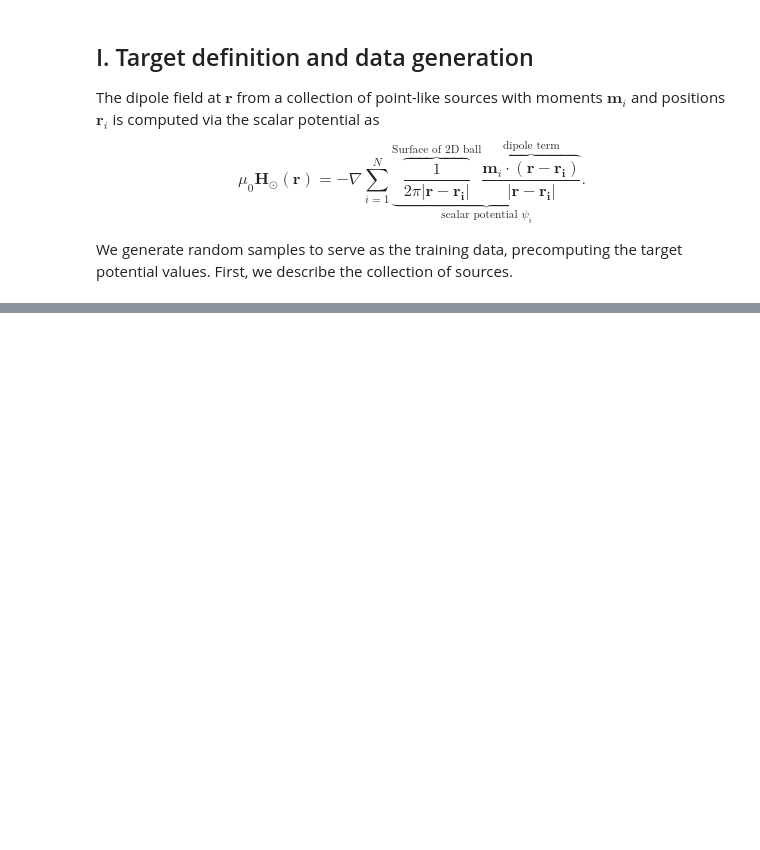
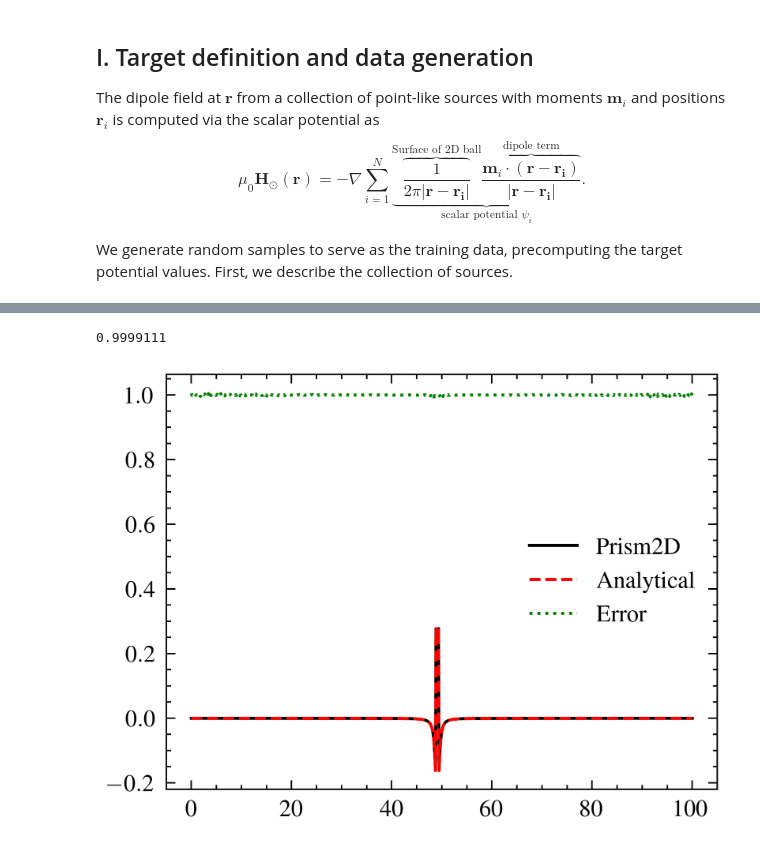
Before and after one commit to cmt-dtu-energy/hypermagnetics, a Jupyter notebook: nbs/fmm.ipynb, the cells around one changed output, grey strips where cells are left out. Drawn from its saved outputs; the diff is of its cells as text; code cells hidden in the pictures; blank space fills up the shorter version.

```diff
--- a/nbs/fmm.ipynb
+++ b/nbs/fmm.ipynb
@@ -117,0 +127,17 @@ sim_ball['field_grid'] = np.real(np.array([out.gradtarg.swapaxes(0, 1)]))
+# %%
+mt_sim, _ = _field_mt(train_pr['sources'], train_pr['grid'], "prism")
+
+# plt.plot(train_3d['grid'][:, 0], np.abs(train_3d["potential_grid"][0]))
+# plt.plot(train_3d['grid'][:, 0], np.abs(train_3d["potential_grid"][0]), color='red', linestyle='--')
+plt.plot(train_pr['grid'][:, 0], train_pr["field_grid"][0, ..., 0])
+plt.plot(train_pr['grid'][:, 0], mt_sim[0, ..., 0], color='red', linestyle='--')
+# plt.plot(train_pr['grid'][:, 0], train_pr["field_grid"][0, ..., 0], color='red', linestyle='--')
+plt.plot(train_pr['grid'][:, 0], mt_sim[0, ..., 0] / train_pr["field_grid"][0, ..., 0], color='green', linestyle=':')
+# plt.yscale("log")
+# plt.xlim(5,15)
+# plt.ylim(-1, None)
+plt.legend(["Prism2D", "Analytical", "Error"])
+print(np.mean(np.abs(mt_sim[0, :, 0] / train_pr["field_grid"][0, :, 0])))
+# %% [output]
+0.9999111
+[figure, added]
```
Also changed, not shown: parts of 11 cells of this notebook, 3 other files.
